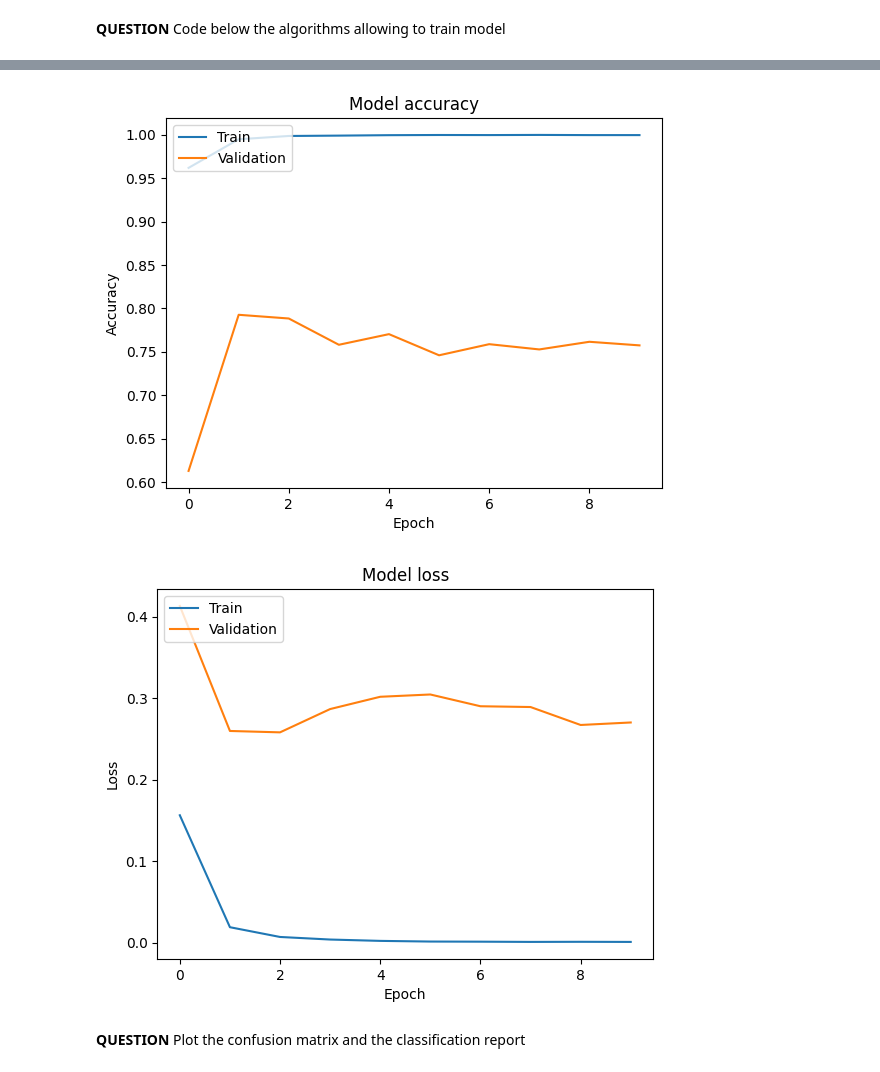
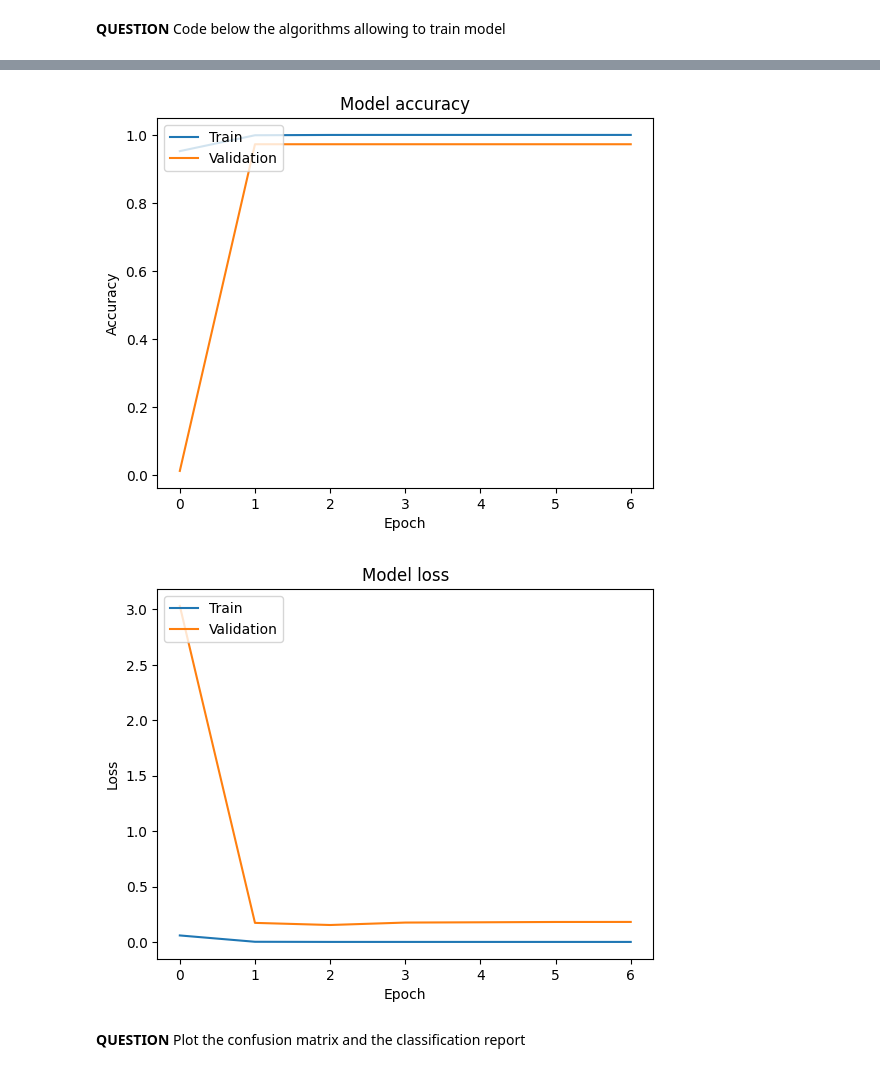
Before and after one commit to mauremathieu/TP_IA_EMBARQUEE, a Jupyter notebook: TP_IA_EMBARQUEE.ipynb, the cells around one changed output, grey strips where cells are left out. Drawn from its saved outputs; the diff is of its cells as text; code cells hidden in the pictures.

```diff
--- a/TP_IA_EMBARQUEE.ipynb
+++ b/TP_IA_EMBARQUEE.ipynb
@@ -409,37 +427,34 @@ print(class_weight_dict)
 # %% [markdown]
 **TIP:** It could be interesting to keep it the same as before
 # %%
-from tensorflow.keras.layers import BatchNormalization, Dropout, LeakyReLU
-
+# Build the neural network model
 model = Sequential([
-    Dense(128, input_shape=(X_train_scaled.shape[1],)),
-    BatchNormalization(),
-    LeakyReLU(),
-    Dropout(0.3),
+    Dense(128, input_shape=(X_train_resampled.shape[1],)),
+    ReLU(),
+    Dropout(0.1),
 
     Dense(64),
-    BatchNormalization(),
-    LeakyReLU(),
-    Dropout(0.3),
+    ReLU(),
+    Dropout(0.1),
 
     Dense(32),
-    BatchNormalization(),
-    LeakyReLU(),
+    ReLU(),
 
-    Dense(5, activation='sigmoid')
+    Dense(5, activation='softmax')  # Multi-class classification output
 ])
 
-model.compile(optimizer=Adam(learning_rate=0.0005), loss='binary_crossentropy', metrics=['accuracy'])
+# Compile the model
+model.compile(optimizer=Adam(learning_rate=0.001), loss='binary_crossentropy', metrics=['accuracy'])
 # %% [markdown]
 **QUESTION** Code below the algorithms allowing to train model
 # %%
 # Train the model
-history = model.fit(X_train_scaled, Y_train_resampled, epochs=3, validation_data=(X_val_scaled, Y_valid_resampled))
+history = model.fit(X_train_resampled, Y_train_resampled, epochs=7, batch_size=64,
+                    validation_data=(X_val_scaled, Y_val_resampled))
 
 # Plot training & validation accuracy values
 plt.plot(history.history['accuracy'])
 plt.plot(history.history['val_accuracy'])
-
 plt.title('Model accuracy')
 plt.ylabel('Accuracy')
 plt.xlabel('Epoch')
@@ -449,7 +464,6 @@ plt.show()
 # Plot training & validation loss values
 plt.plot(history.history['loss'])
 plt.plot(history.history['val_loss'])
-
 plt.title('Model loss')
 plt.ylabel('Loss')
 plt.xlabel('Epoch')
@@ -479,5 +487,5 @@ Epoch 10/10
-[figure, old version]
+[figure, new version]
-[figure, old version]
+[figure, new version]
 # %% [markdown]
 **QUESTION** Plot the confusion matrix and the classification report
 # %%
```
Also changed, not shown: parts of 7 cells of this notebook.
